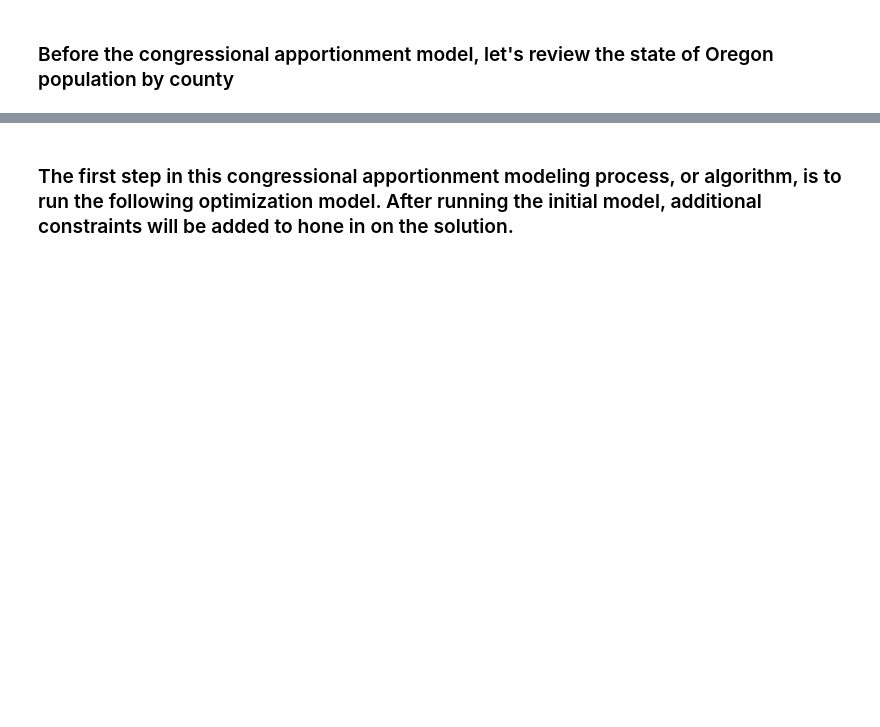
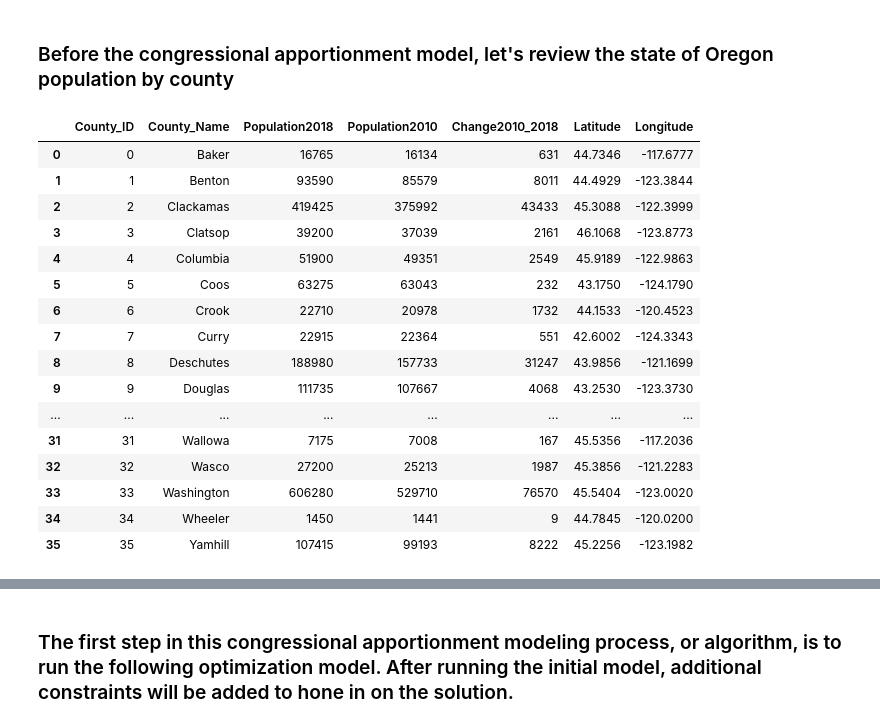
Before and after one commit to wpbSabi/python_optimization, a Jupyter notebook: PuLP_OregonCongressionalApportionment.ipynb, the cells around one changed output, grey strips where cells are left out. Drawn from its saved outputs; the diff is of its cells as text; code cells hidden in the pictures; blank space fills up the shorter version.

```diff
--- a/PuLP_OregonCongressionalApportionment.ipynb
+++ b/PuLP_OregonCongressionalApportionment.ipynb
@@ -108,18 +106,36 @@ This infographic from the Pew Research Center shows that Oregon was close to rec
 # %%
 county_id = list(range(0, 36))
 county_names = list(['Baker','Benton','Clackamas','Clatsop','Columbia','Coos','Crook','Curry','Deschutes','Douglas','Gilliam','Grant','Harney','Hood River','Jackson','Jefferson','Josephine','Klamath','Lake','Lane','Lincoln','Linn','Malheur','Marion','Morrow','Multnomah','Polk','Sherman','Tillamook','Umatilla','Union','Wallowa','Wasco','Washington','Wheeler','Yamhill'])
 population_by_county = pd.DataFrame({'County_ID': [0,1,2,3,4,5,6,7,8,9,10,11,12,13,14,15,16,17,18,19,20,21,22,23,24,25,26,27,28,29,30,31,32,33,34,35],
                                      'County_Name': ['Baker','Benton','Clackamas','Clatsop','Columbia','Coos','Crook','Curry','Deschutes','Douglas','Gilliam','Grant','Harney','Hood River','Jackson','Jefferson','Josephine','Klamath','Lake','Lane','Lincoln','Linn','Malheur','Marion','Morrow','Multnomah','Polk','Sherman','Tillamook','Umatilla','Union','Wallowa','Wasco','Washington','Wheeler','Yamhill'],
                                      'Population2018' : [16765,93590,419425,39200,51900,63275,22710,22915,188980,111735,1985,7400,7380,25310,219200,23560,86395,67960,8115,375120,48210,125575,31925,344035,11885,813300,82100,1785,26395,80765,26885,7175,27200,606280,1450,107415],
                                      'Population2010' : [16134,85579,375992,37039,49351,63043,20978,22364,157733,107667,1871,7445,7422,22346,203206,21720,82713,66380,7895,351715,46034,116672,31313,315335,11173,735334,75403,1765,25250,75889,25748,7008,25213,529710,1441,99193],
                                      'Change2010_2018': [631,8011,43433,2161,2549,232,1732,551,31247,4068,114,-45,-42,2964,15994,1840,3682,1580,220,23405,2176,8903,612,28700,712,77966,6697,20,1145,4876,1137,167,1987,76570,9,8222],
                                      'Latitude': [44.7346,44.4929,45.3088,46.1068,45.9189,43.175,44.1533,42.6002,43.9856,43.253,45.4204,44.5335,43.2214,45.6007,42.4441,44.4914,42.3351,42.5663,42.7821,44.0123,44.6733,44.4924,43.9454,44.9367,45.4757,45.5437,44.9262,45.4041,45.3957,45.726,45.3181,45.5356,45.3856,45.5404,44.7845,45.2256],
                                      'Longitude': [-117.6777,-123.3844,-122.3999,-123.8773,-122.9863,-124.179,-120.4523,-124.3343,-121.1699,-123.373,-120.2077,-119.0668,-119.0481,-121.7147,-122.7875,-121.3246,-123.5119,-121.6302,-120.4691,-123.1668,-123.9267,-122.7806,-117.484,-122.7301,-119.6694,-122.5346,-123.3237,-120.7307,-123.8622,-118.745,-117.9619,-117.2036,-121.2283,-123.002,-120.02,-123.1982]})
 shapefile_oregon = gpd.read_file('orcounty.shp')
 map_population_by_county_data = shapefile_oregon.merge(population_by_county, left_on='NAME', right_on='County_Name',suffixes=('_left', '_right'))
 county_populations = np.array(population_by_county['Population2018'])
 state_population = sum(county_populations)
-#population_by_county
+population_by_county
+# %% [output]
+|  | County_ID | County_Name | Population2018 | Population2010 | Change2010_2018 | Latitude | Longitude |
+| 0 | 0 | Baker | 16765 | 16134 | 631 | 44.7346 | -117.6777 |
+| 1 | 1 | Benton | 93590 | 85579 | 8011 | 44.4929 | -123.3844 |
+| 2 | 2 | Clackamas | 419425 | 375992 | 43433 | 45.3088 | -122.3999 |
+| 3 | 3 | Clatsop | 39200 | 37039 | 2161 | 46.1068 | -123.8773 |
+| 4 | 4 | Columbia | 51900 | 49351 | 2549 | 45.9189 | -122.9863 |
+| 5 | 5 | Coos | 63275 | 63043 | 232 | 43.1750 | -124.1790 |
+| 6 | 6 | Crook | 22710 | 20978 | 1732 | 44.1533 | -120.4523 |
+| 7 | 7 | Curry | 22915 | 22364 | 551 | 42.6002 | -124.3343 |
+| 8 | 8 | Deschutes | 188980 | 157733 | 31247 | 43.9856 | -121.1699 |
+| 9 | 9 | Douglas | 111735 | 107667 | 4068 | 43.2530 | -123.3730 |
+| ... | ... | ... | ... | ... | ... | ... | ... |
+| 31 | 31 | Wallowa | 7175 | 7008 | 167 | 45.5356 | -117.2036 |
+| 32 | 32 | Wasco | 27200 | 25213 | 1987 | 45.3856 | -121.2283 |
+| 33 | 33 | Washington | 606280 | 529710 | 76570 | 45.5404 | -123.0020 |
+| 34 | 34 | Wheeler | 1450 | 1441 | 9 | 44.7845 | -120.0200 |
+| 35 | 35 | Yamhill | 107415 | 99193 | 8222 | 45.2256 | -123.1982 |
 # %%
 map_population_by_county = (
 ggplot(map_population_by_county_data)
```
Also changed, not shown: parts of 11 cells of this notebook.
